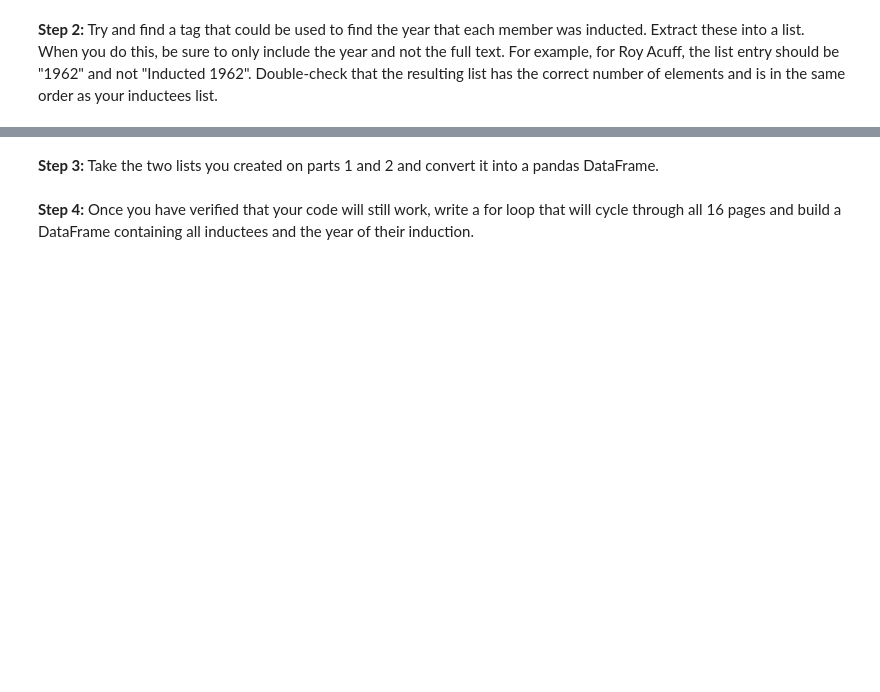
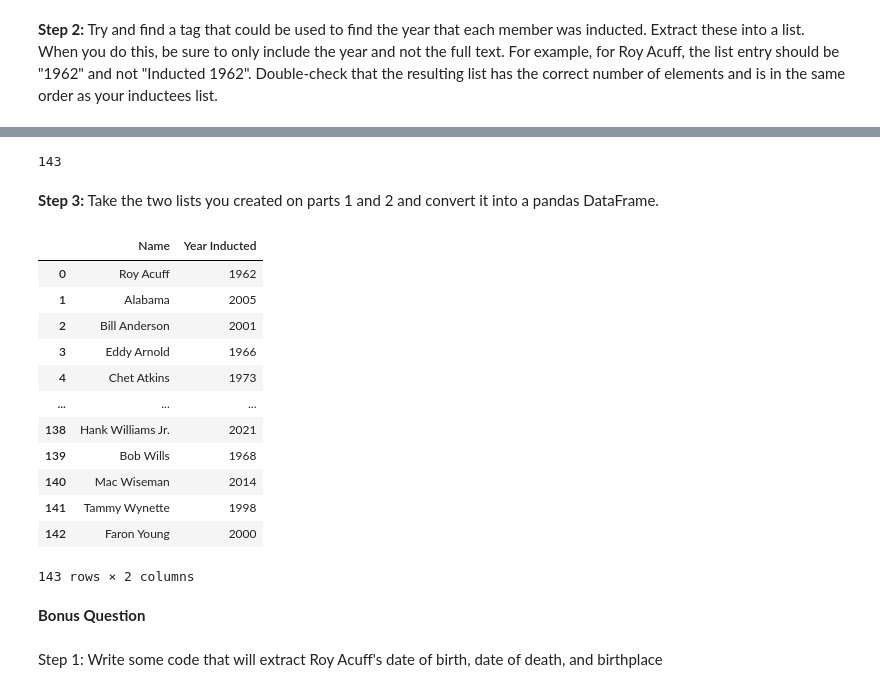
Before and after one commit to MariahN25/Country_Music_HOF, a Jupyter notebook: notebook/Country Music HOF Project.ipynb, the cells around one changed output, grey strips where cells are left out. Drawn from its saved outputs; the diff is of its cells as text; code cells hidden in the pictures; blank space fills up the shorter version.

Commit message:
Bonus Question in progress

```diff
--- a/notebook/Country Music HOF Project.ipynb
+++ b/notebook/Country Music HOF Project.ipynb
@@ -171,0 +185,4 @@ date_list
+# %%
+for d in flat_list:
+    d_list = re.search(r'\d{4}', d).group(0)
+    print(d_list)
@@ -171,0 +201,13 @@ date_list
+# %%
+root_url = 'https://countrymusichalloffame.org/hall-of-fame/members/page/'
+full_list = []
+
+for p in range(1, 17):
+    r = requests.get(root_url + str(p))
+    t = BS(r.text, 'html.parser')
+    d = t.find_all('p')
+
+    for item in d:
+        full_list.append(re.findall(r'Inducted \d{4}', item.text))
+        full_dlist = list(filter(None, full_list))
+print(full_dlist)
@@ -171,0 +216,3 @@ date_list
+# %%
+all_dates = [i for d in full_dlist for i in d]
+all_dates
@@ -171,0 +237,5 @@ date_list
+# %%
+all_dates_list = []
+for d in all_dates:
+    all_dates_list.append(re.search(r'\d{4}', d).group(0))
+all_dates_list
@@ -172,4 +260,27 @@ date_list
+# %%
+len(all_dates_list)
+# %% [output]
+143
 # %% [markdown]
 **Step 3:** Take the two lists you created on parts 1 and 2 and convert it into a pandas DataFrame.
-# %% [markdown]
-**Step 4:** Once you have verified that your code will still work, write a for loop that will cycle through all 16 pages and build a DataFrame containing all inductees and the year of their induction.
+# %%
+HOF_members = pd.DataFrame({'Name': all_names, 'Year Inducted': all_dates_list})
+HOF_members
+# %% [output]
+|  | Name | Year Inducted |
+| 0 | Roy Acuff | 1962 |
+| 1 | Alabama | 2005 |
+| 2 | Bill Anderson | 2001 |
+| 3 | Eddy Arnold | 1966 |
+| 4 | Chet Atkins | 1973 |
+| ... | ... | ... |
+| 138 | Hank Williams Jr. | 2021 |
+| 139 | Bob Wills | 1968 |
+| 140 | Mac Wiseman | 2014 |
+| 141 | Tammy Wynette | 1998 |
+| 142 | Faron Young | 2000 |
+143 rows × 2 columns
+# %% [markdown]
+**Bonus Question**
+# %% [markdown]
+Step 1: Write some code that will extract Roy Acuff's date of birth, date of death, and birthplace
```
Also changed, not shown: parts of 22 cells of this notebook.
